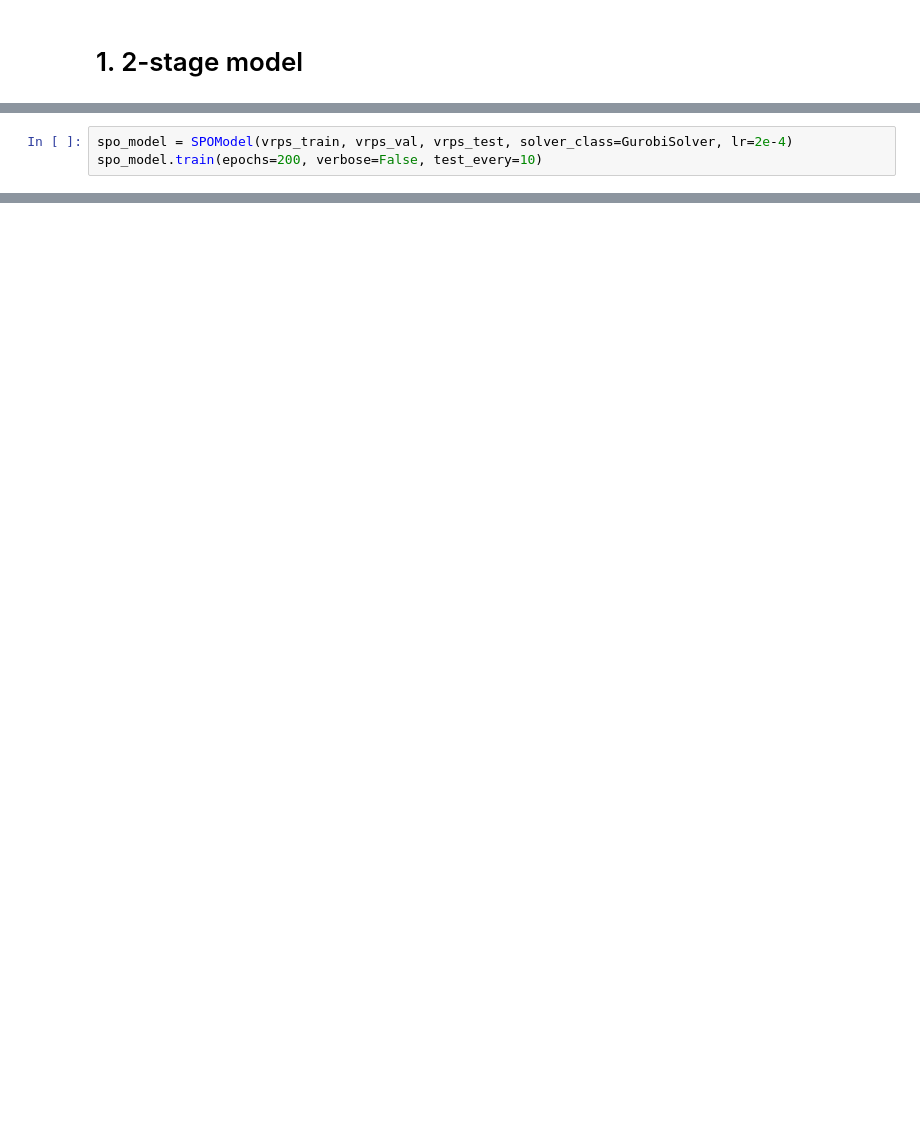
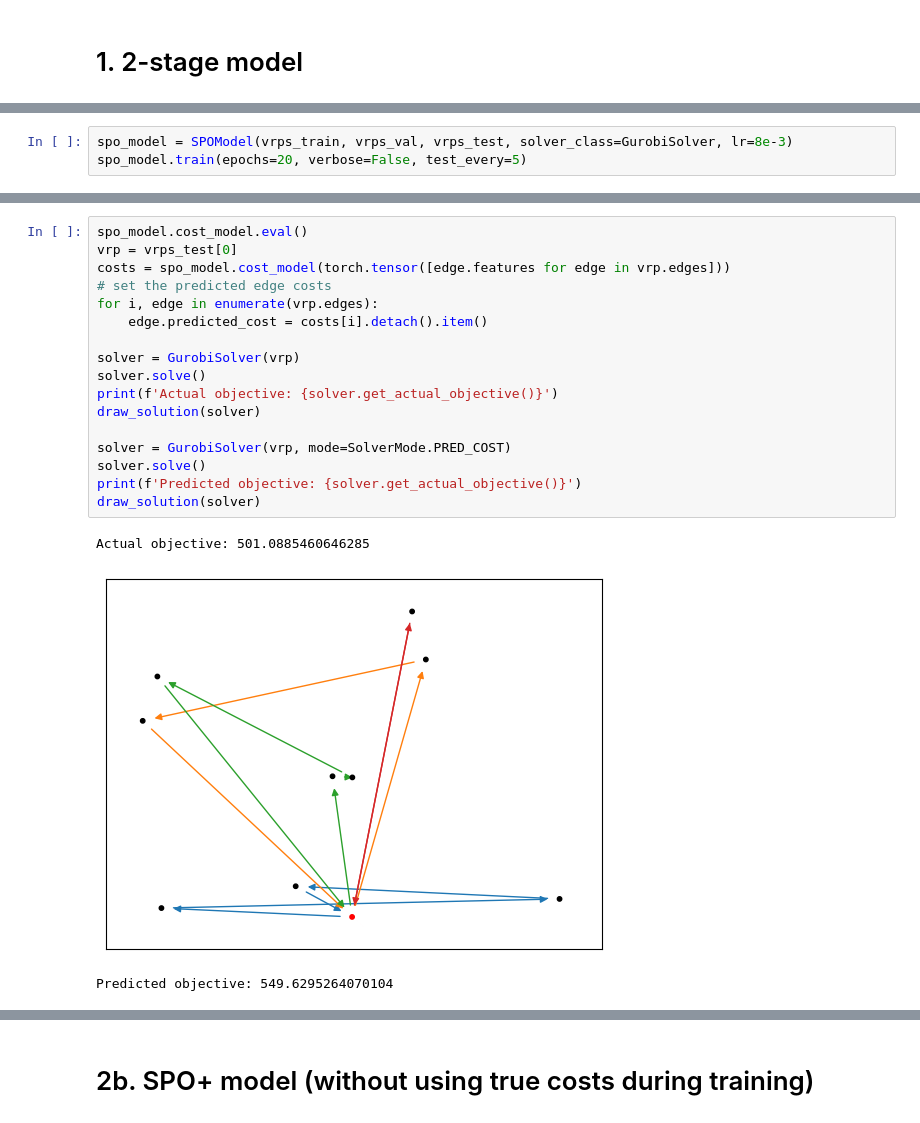
Before and after one commit to kostis-init/DFL-VRP, a Jupyter notebook: notebooks/compare.ipynb, the cells around one changed output, grey strips where cells are left out. Cells and saved outputs as stored; diff of their text form; blank space fills up the shorter version.

```diff
--- a/notebooks/compare.ipynb
+++ b/notebooks/compare.ipynb
@@ -78,4 +61,4 @@ Accuracy: 0.17489678385340102, cost comparison: 2.5233016096391734, regret: 642.
 # %%
-spo_model = SPOModel(vrps_train, vrps_val, vrps_test, solver_class=GurobiSolver, lr=2e-4)
-spo_model.train(epochs=200, verbose=False, test_every=10)
+spo_model = SPOModel(vrps_train, vrps_val, vrps_test, solver_class=GurobiSolver, lr=8e-3)
+spo_model.train(epochs=20, verbose=False, test_every=5)
 # %% [output]
@@ -96,0 +78,21 @@ Epoch 11 / 200 done, mean loss: 2315.1933881673176, validation loss: 2325.703369
+# %%
+spo_model.cost_model.eval()
+vrp = vrps_test[0]
+costs = spo_model.cost_model(torch.tensor([edge.features for edge in vrp.edges]))
+# set the predicted edge costs
+for i, edge in enumerate(vrp.edges):
+    edge.predicted_cost = costs[i].detach().item()
+
+solver = GurobiSolver(vrp)
+solver.solve()
+print(f'Actual objective: {solver.get_actual_objective()}')
+draw_solution(solver)
+
+solver = GurobiSolver(vrp, mode=SolverMode.PRED_COST)
+solver.solve()
+print(f'Predicted objective: {solver.get_actual_objective()}')
+draw_solution(solver)
+# %% [output]
+Actual objective: 501.0885460646285
+[figure, added]
+Predicted objective: 549.6295264070104
@@ -96,0 +100,2 @@ Epoch 11 / 200 done, mean loss: 2315.1933881673176, validation loss: 2325.703369
+# %% [markdown]
+# 2b. SPO+ model (without using true costs during training)
```
Also changed, not shown: parts of 16 cells of this notebook, 10 other files.
